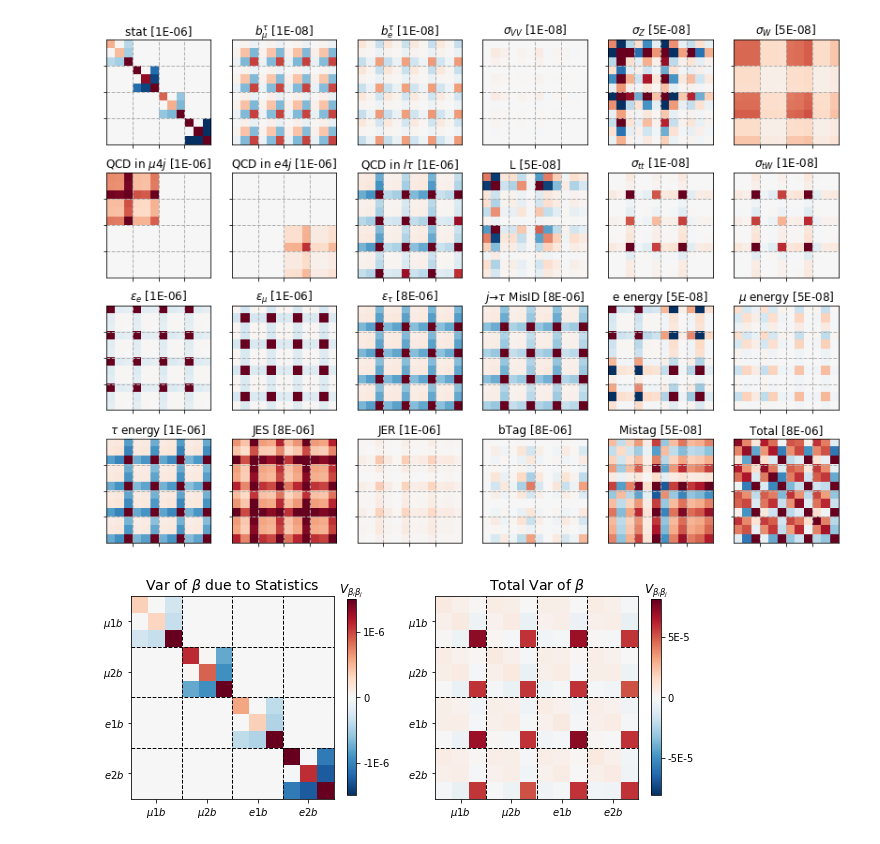
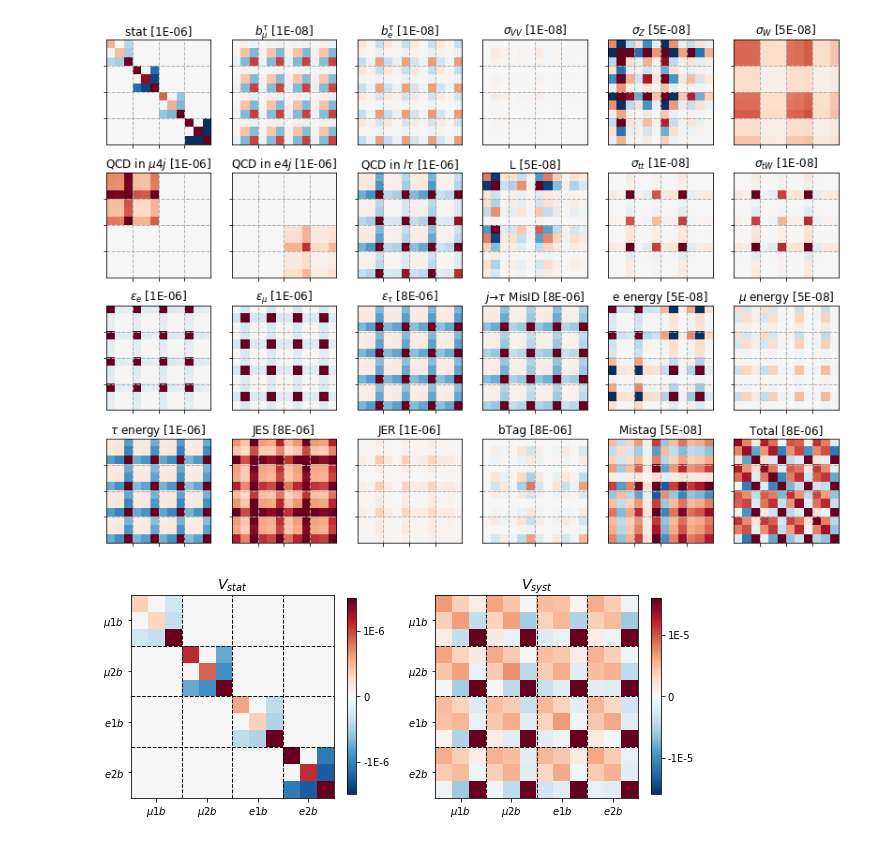
Before and after one commit to ZihengChen/WBranchingFaction, a Jupyter notebook: notebooks/ju_combine.ipynb, the cells around one changed output. Saved outputs shown, nothing was run; the diff lists cells and outputs as text; code cells hidden in the pictures.

Commit message:
add fit and combiner

```diff
--- a/notebooks/ju_combine.ipynb
+++ b/notebooks/ju_combine.ipynb
@@ -28,7 +29 @@ plt.savefig('../plots/covarMatrix_beta.png',dpi=300)
 [figure]
-# %%
-combiner = bfCombiner(covarTotal, beta0, paramTypy='r')
-sigma, corr = combiner.bfvar()
-
-r,dr = combiner.paramLS[0], sigma[0]
-print('{:3.2f} +/- {:3.2f} '.format(r,dr))
@@ -45,22 +76,22 @@ plt.savefig('../plots/covarMatrix.png',dpi=300)
 # %%
 plt.figure(figsize=(10,4),facecolor='w')
 
 plt.subplot(1,2,1)
 mtx = covar[0] #* 10000
-showSingleCovar(mtx, norm= 1.5e-6, titleName=r'Var of $\beta$ due to Statistics')
+showSingleCovar(mtx, norm= 1.5e-6, titleName=r'$V_{stat}$')
 cbar = plt.colorbar( ticks=[-1e-6, 0, 1e-6],shrink=0.9)
-cbar.ax.set_title(r'$V_{\beta_i\beta_j}$')
+#cbar.ax.set_title(r'$V_{\beta_i\beta_j}$')
 cbar.ax.set_yticklabels(['-1E-6', '0', '1E-6'])
 
 plt.subplot(1,2,2)
 
-mtx = np.sum(covar,axis=0) #* 10000
-showSingleCovar(mtx, norm= 81e-6, titleName=r'Total Var of $\beta$')
-cbar = plt.colorbar( ticks=[-5e-5, 0, 5e-5],shrink=0.9)
-cbar.ax.set_title(r'$V_{\beta_i\beta_j}$')
-cbar.ax.set_yticklabels(['-5E-5', '0', '5E-5'])
+mtx = np.sum(covar[1:],axis=0) #* 10000
+showSingleCovar(mtx, norm= 16e-6, titleName=r'$V_{syst}$')
+cbar = plt.colorbar( ticks=[-10e-6, 0, 10e-6],shrink=0.9)
+#cbar.ax.set_title(r'$V_{\beta_i\beta_j}$')
+cbar.ax.set_yticklabels(['-1E-5', '0', '1E-5'])
 
 
-plt.savefig('../plots/covarMatrix2.png',dpi=300)
+plt.savefig('../plots/covarMatrix_total.png',dpi=300)
 # %% [output]
-[figure, old version]
+[figure, new version]
```
Also changed, not shown: parts of 4 cells of this notebook, 12 other files.
